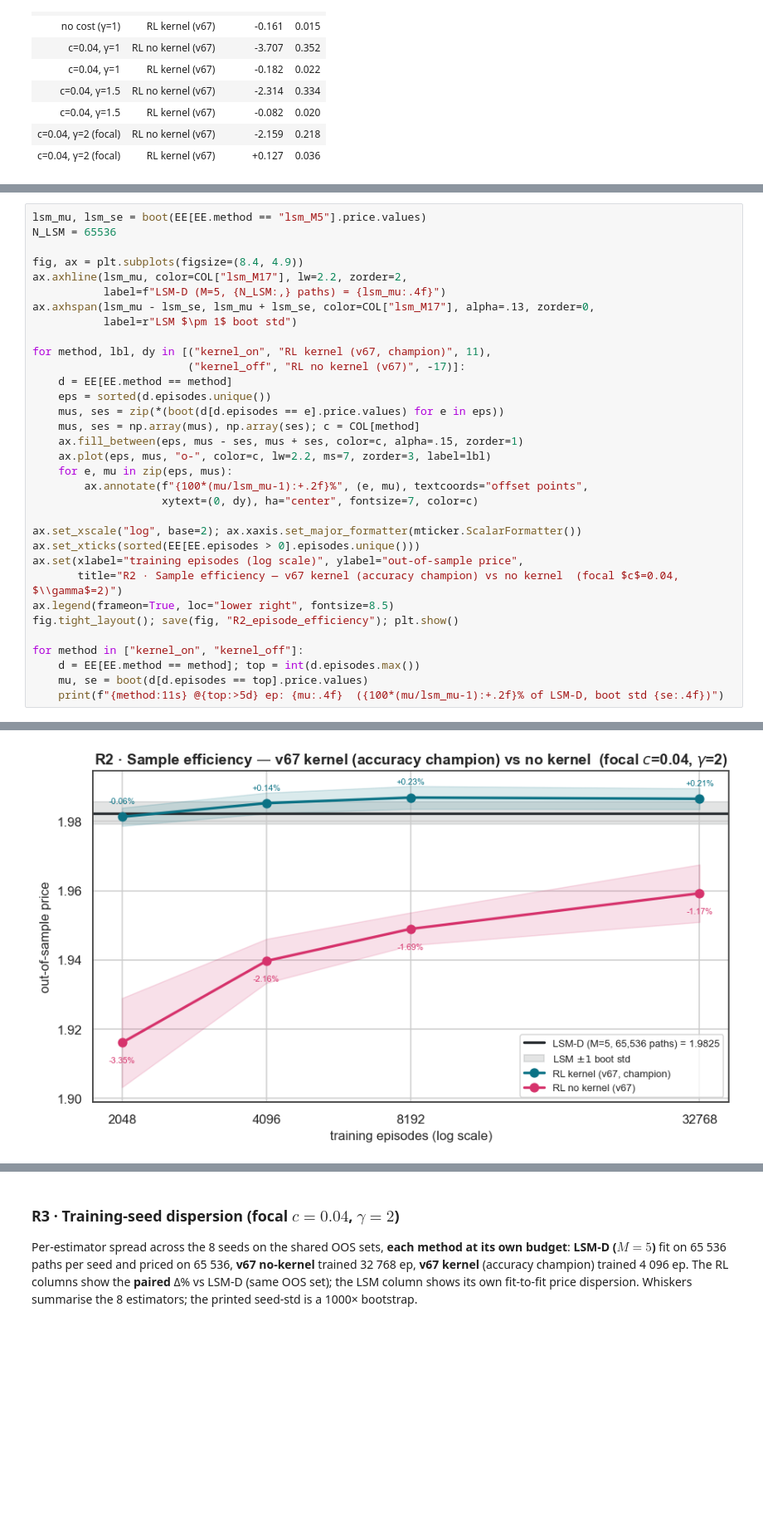
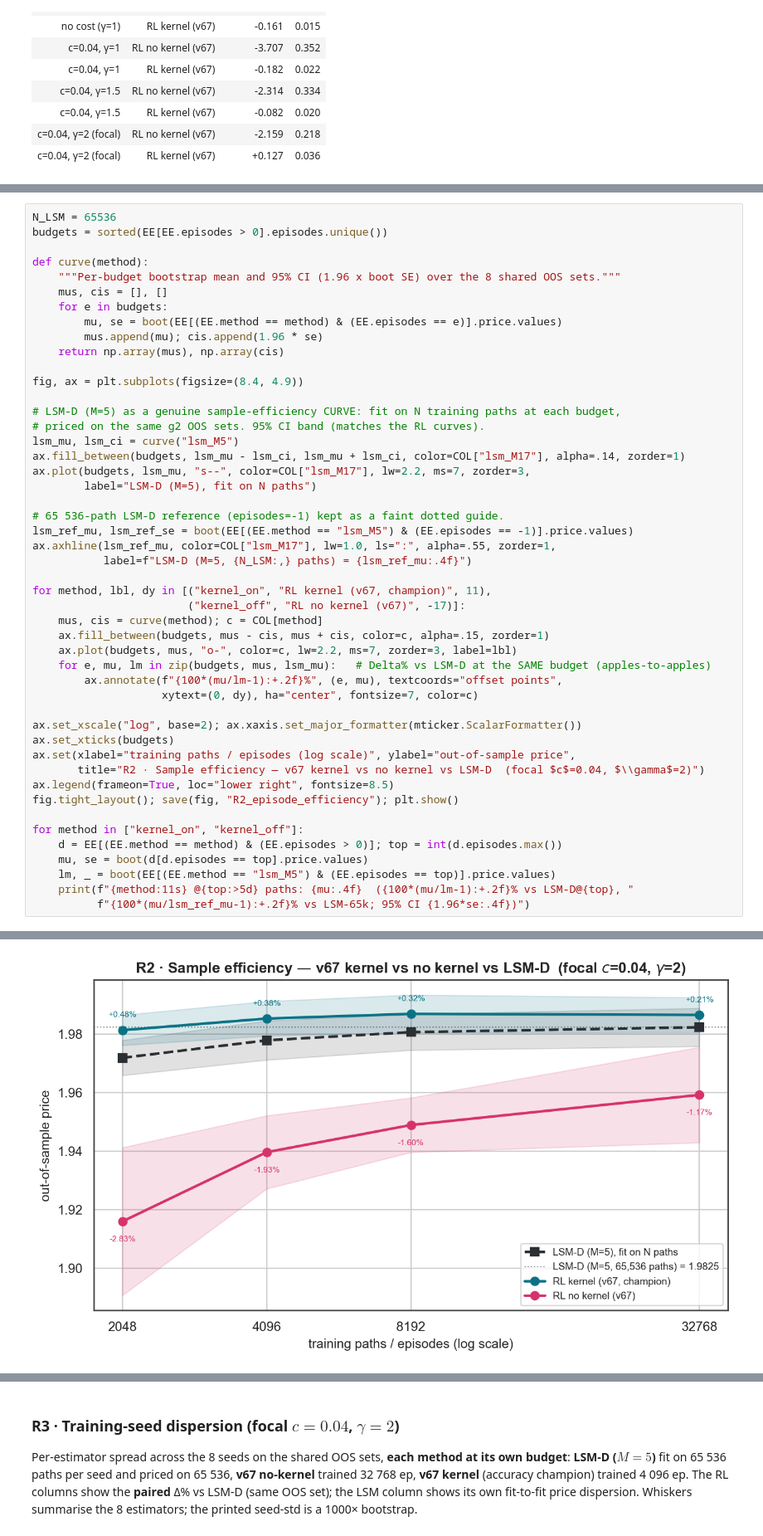
Before and after one commit to ithakis/DRL-Swing-Options, a Jupyter notebook: Jupyter Notebooks/3: Validation 3: Semi-Analytical Kernel & RL Pricer.ipynb, the cells around one changed output, grey strips where cells are left out. Shown at 83% size. Cells and saved outputs as stored; diff of their text form; blank space fills up the shorter version.

```diff
--- a/Jupyter Notebooks/3: Validation 3: Semi-Analytical Kernel & RL Pricer.ipynb
+++ b/Jupyter Notebooks/3: Validation 3: Semi-Analytical Kernel & RL Pricer.ipynb
@@ -396,34 +396,49 @@ Out-of-sample price vs training budget for both v67 modes (kernel = **accuracy c
 # %%
-lsm_mu, lsm_se = boot(EE[EE.method == "lsm_M5"].price.values)
 N_LSM = 65536
+budgets = sorted(EE[EE.episodes > 0].episodes.unique())
+
+def curve(method):
+    """Per-budget bootstrap mean and 95% CI (1.96 x boot SE) over the 8 shared OOS sets."""
+    mus, cis = [], []
+    for e in budgets:
+        mu, se = boot(EE[(EE.method == method) & (EE.episodes == e)].price.values)
+        mus.append(mu); cis.append(1.96 * se)
+    return np.array(mus), np.array(cis)
 
 fig, ax = plt.subplots(figsize=(8.4, 4.9))
-ax.axhline(lsm_mu, color=COL["lsm_M17"], lw=2.2, zorder=2,
-           label=f"LSM-D (M=5, {N_LSM:,} paths) = {lsm_mu:.4f}")
-ax.axhspan(lsm_mu - lsm_se, lsm_mu + lsm_se, color=COL["lsm_M17"], alpha=.13, zorder=0,
-           label=r"LSM $\pm 1$ boot std")
+
+# LSM-D (M=5) as a genuine sample-efficiency CURVE: fit on N training paths at each budget,
+# priced on the same g2 OOS sets. 95% CI band (matches the RL curves).
+lsm_mu, lsm_ci = curve("lsm_M5")
+ax.fill_between(budgets, lsm_mu - lsm_ci, lsm_mu + lsm_ci, color=COL["lsm_M17"], alpha=.14, zorder=1)
+ax.plot(budgets, lsm_mu, "s--", color=COL["lsm_M17"], lw=2.2, ms=7, zorder=3,
+        label="LSM-D (M=5), fit on N paths")
+
+# 65 536-path LSM-D reference (episodes=-1) kept as a faint dotted guide.
+lsm_ref_mu, lsm_ref_se = boot(EE[(EE.method == "lsm_M5") & (EE.episodes == -1)].price.values)
+ax.axhline(lsm_ref_mu, color=COL["lsm_M17"], lw=1.0, ls=":", alpha=.55, zorder=1,
+           label=f"LSM-D (M=5, {N_LSM:,} paths) = {lsm_ref_mu:.4f}")
 
 for method, lbl, dy in [("kernel_on", "RL kernel (v67, champion)", 11),
                         ("kernel_off", "RL no kernel (v67)", -17)]:
-    d = EE[EE.method == method]
-    eps = sorted(d.episodes.unique())
-    mus, ses = zip(*(boot(d[d.episodes == e].price.values) for e in eps))
-    mus, ses = np.array(mus), np.array(ses); c = COL[method]
-    ax.fill_between(eps, mus - ses, mus + ses, color=c, alpha=.15, zorder=1)
-    ax.plot(eps, mus, "o-", color=c, lw=2.2, ms=7, zorder=3, label=lbl)
-    for e, mu in zip(eps, mus):
-        ax.annotate(f"{100*(mu/lsm_mu-1):+.2f}%", (e, mu), textcoords="offset points",
+    mus, cis = curve(method); c = COL[method]
+    ax.fill_between(budgets, mus - cis, mus + cis, color=c, alpha=.15, zorder=1)
+    ax.plot(budgets, mus, "o-", color=c, lw=2.2, ms=7, zorder=3, label=lbl)
+    for e, mu, lm in zip(budgets, mus, lsm_mu):   # Delta% vs LSM-D at the SAME budget (apples-to-apples)
+        ax.annotate(f"{100*(mu/lm-1):+.2f}%", (e, mu), textcoords="offset points",
                     xytext=(0, dy), ha="center", fontsize=7, color=c)
 
 ax.set_xscale("log", base=2); ax.xaxis.set_major_formatter(mticker.ScalarFormatter())
-ax.set_xticks(sorted(EE[EE.episodes > 0].episodes.unique()))
-ax.set(xlabel="training episodes (log scale)", ylabel="out-of-sample price",
-       title="R2 · Sample efficiency — v67 kernel (accuracy champion) vs no kernel  (focal $c$=0.04, $\\gamma$=2)")
+ax.set_xticks(budgets)
+ax.set(xlabel="training paths / episodes (log scale)", ylabel="out-of-sample price",
+       title="R2 · Sample efficiency — v67 kernel vs no kernel vs LSM-D  (focal $c$=0.04, $\\gamma$=2)")
 ax.legend(frameon=True, loc="lower right", fontsize=8.5)
 fig.tight_layout(); save(fig, "R2_episode_efficiency"); plt.show()
 
 for method in ["kernel_on", "kernel_off"]:
-    d = EE[EE.method == method]; top = int(d.episodes.max())
+    d = EE[(EE.method == method) & (EE.episodes > 0)]; top = int(d.episodes.max())
     mu, se = boot(d[d.episodes == top].price.values)
-    print(f"{method:11s} @{top:>5d} ep: {mu:.4f}  ({100*(mu/lsm_mu-1):+.2f}% of LSM-D, boot std {se:.4f})")
+    lm, _ = boot(EE[(EE.method == "lsm_M5") & (EE.episodes == top)].price.values)
+    print(f"{method:11s} @{top:>5d} paths: {mu:.4f}  ({100*(mu/lm-1):+.2f}% vs LSM-D@{top}, "
+          f"{100*(mu/lsm_ref_mu-1):+.2f}% vs LSM-65k; 95% CI {1.96*se:.4f})")
 # %% [output]
@@ -430 +447 @@ for method in ["kernel_on", "kernel_off"]:
-[figure, old version]
+[figure, new version]
```
Also changed, not shown: parts of 2 cells of this notebook, 4 other files.
